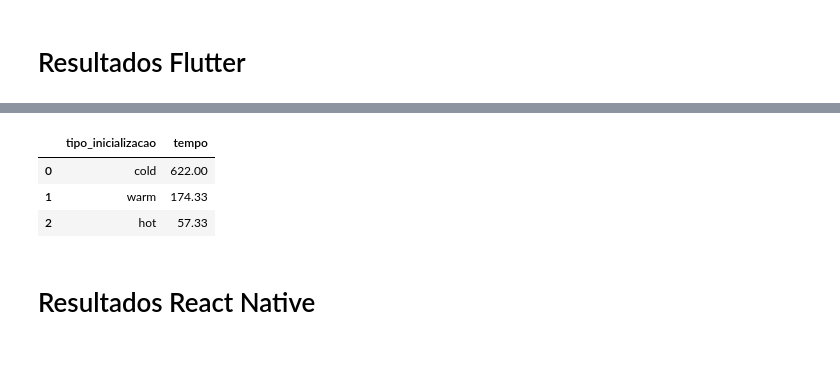
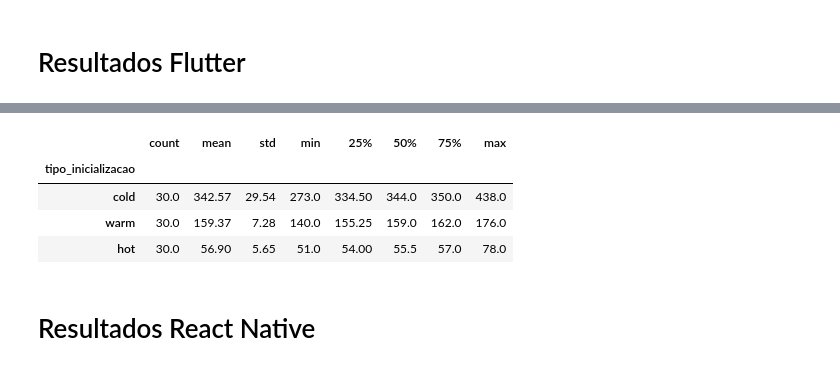
Before and after one commit to romulo-souza/TCCrepo, a Jupyter notebook: Scripts_Python/Tempo_Ini/analiseTempoIni.ipynb, the cells around one changed output, grey strips where cells are left out. Drawn from its saved outputs; the diff is of its cells as text; code cells hidden in the pictures.

```diff
--- a/Scripts_Python/Tempo_Ini/analiseTempoIni.ipynb
+++ b/Scripts_Python/Tempo_Ini/analiseTempoIni.ipynb
@@ -32,13 +36,13 @@ df_flutter['tipo_inicializacao'].value_counts()
 dtype: int64
 # %%
-# Agrupar por tipo de inicialização e calcular o tempo médio de cada um
-df_flutter_media = df_flutter.groupby('tipo_inicializacao')['tempo'].mean().round(2).sort_values(ascending=False).reset_index()
-df_flutter_media
+# estatisticas por tipo de inicialização
+df_flutter.groupby('tipo_inicializacao')['tempo'].describe().round(2).sort_values(by='mean', ascending=False)
 # %% [output]
-|  | tipo_inicializacao | tempo |
-| 0 | cold | 622.00 |
-| 1 | warm | 174.33 |
-| 2 | hot | 57.33 |
+|  | count | mean | std | min | 25% | 50% | 75% | max |
+| tipo_inicializacao |  |  |  |  |  |  |  |  |
+| cold | 30.0 | 342.57 | 29.54 | 273.0 | 334.50 | 344.0 | 350.0 | 438.0 |
+| warm | 30.0 | 159.37 | 7.28 | 140.0 | 155.25 | 159.0 | 162.0 | 176.0 |
+| hot | 30.0 | 56.90 | 5.65 | 51.0 | 54.00 | 55.5 | 57.0 | 78.0 |
 # %% [markdown]
 # Resultados React Native
 # %%
```
Also changed, not shown: parts of 9 cells of this notebook.
